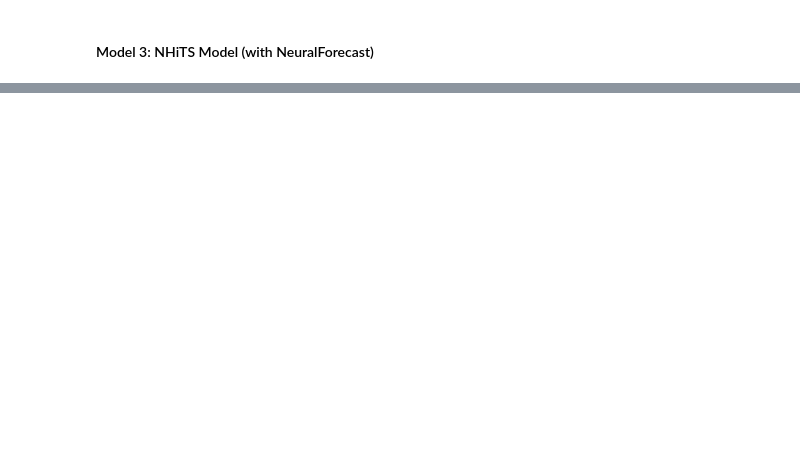
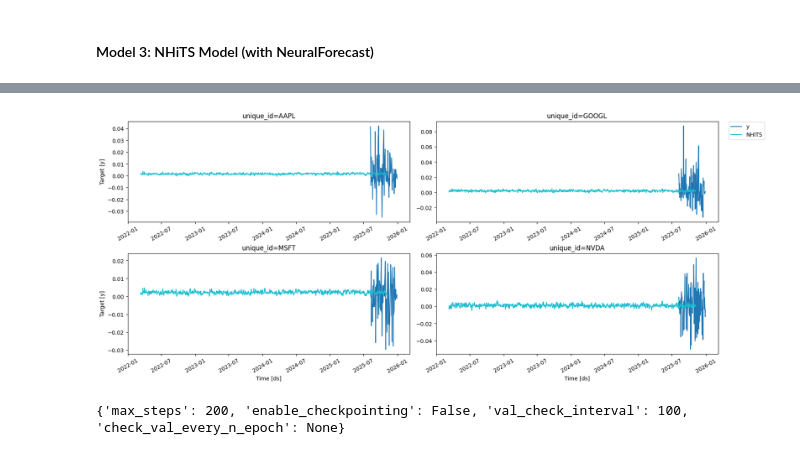
Before and after one commit to tosalam17/Quant-Time-Series-Project, a Jupyter notebook: quant-tsf.ipynb, the cells around one changed output, grey strips where cells are left out. Saved outputs shown, nothing was run; the diff lists cells and outputs as text; code cells hidden in the pictures; blank space fills up the shorter version.

```diff
--- a/quant-tsf.ipynb
+++ b/quant-tsf.ipynb
@@ -773,2 +773,35 @@ NVDA best loss: 0.011796
 # %% [markdown]
 #### Model 3: NHiTS Model (with NeuralForecast)
+# %%
+#first lets define a function to create the input dataframe that works with the NHiTS architecture
+# Step 1: Prepare data in NeuralForecast format
+def prepare_nhits_df(ticker):
+    df = pd.DataFrame({
+        'unique_id': ticker,
+        'ds': dc(tsf_data['Close'][ticker].index),
+        'y': np.log(dc(tsf_data['Close'][ticker]) / dc(tsf_data['Close'][ticker]).shift(1))
+    }).dropna()
+    return df
+
+nhits_dfs = {tick: prepare_nhits_df(tick) for tick in tickers}
+nhits_data = pd.concat(nhits_dfs.values(), ignore_index=True)
+
+# Step 2: Train/test split (80/20)
+cutoff = nhits_data['ds'].quantile(0.8)
+nhits_train = nhits_data[nhits_data['ds'] < cutoff]
+nhits_test = nhits_data[nhits_data['ds'] >= cutoff]
+
+# Step 3: Define horizon
+horizon = nhits_test['ds'].nunique()
+
+# Step 4: Define and train model
+nf = NeuralForecast(
+    models=[AutoNHITS(h=horizon, loss=MAE(), num_samples=10, backend='optuna', start_padding_enabled=True)],
+    freq='B'
+)
+
+nf.fit(nhits_train)
+
+# Step 5: Make predictions
+predictions = nf.predict()
+print(predictions.head())
@@ -774,0 +918,15 @@ NVDA best loss: 0.011796
+# %%
+from utilsforecast.plotting import plot_series
+
+plot_series(
+    nhits_test,
+    forecasts_df=predictions,
+    max_insample_length=100,
+    level=None
+)
+# %% [output]
+[figure, added]
+# %%
+print(nf.models[0].trainer_kwargs)
+# %% [output]
+{'max_steps': 200, 'enable_checkpointing': False, 'val_check_interval': 100, 'check_val_every_n_epoch': None}
```
Also changed, not shown: parts of 19 cells of this notebook, 12 other files.
